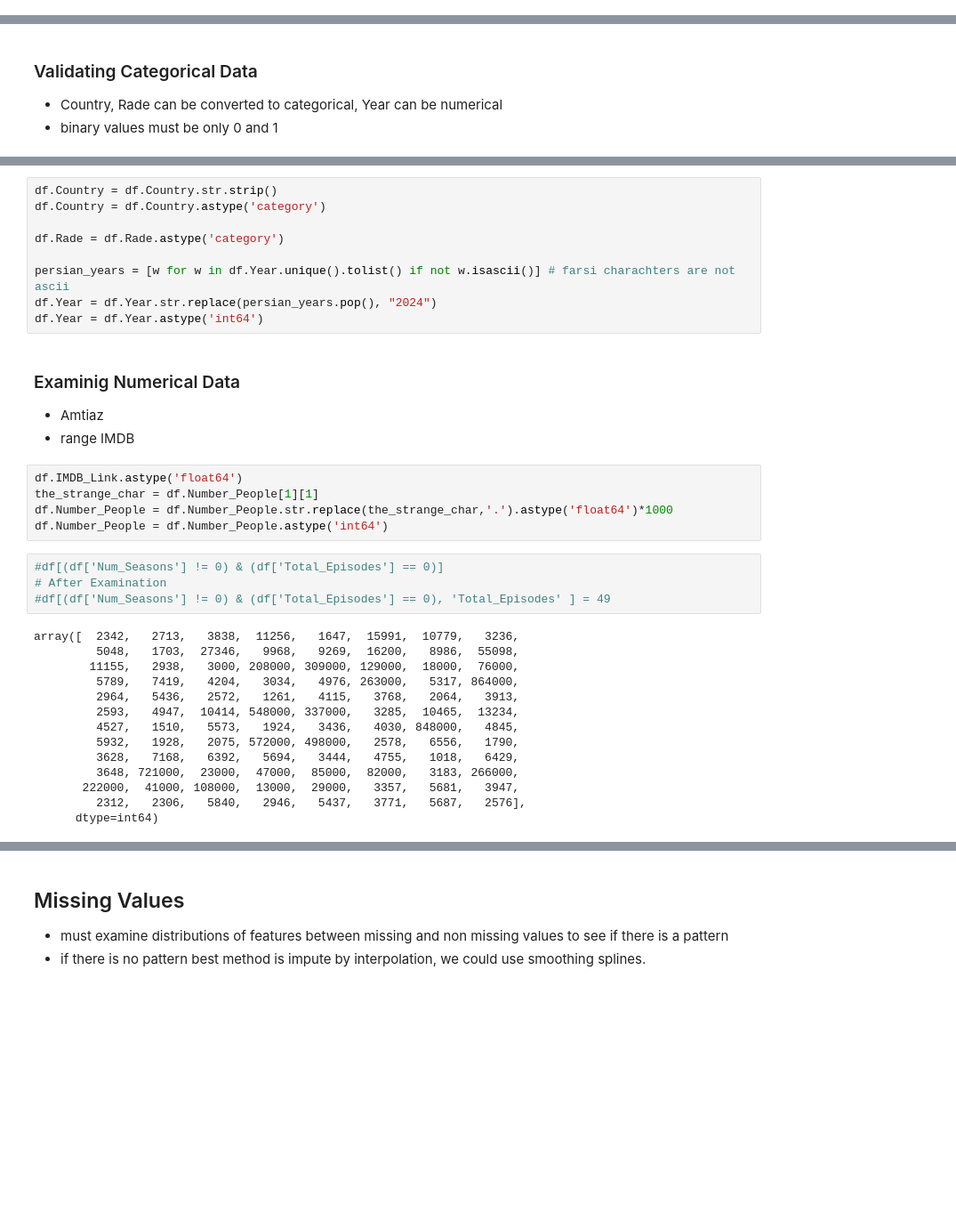
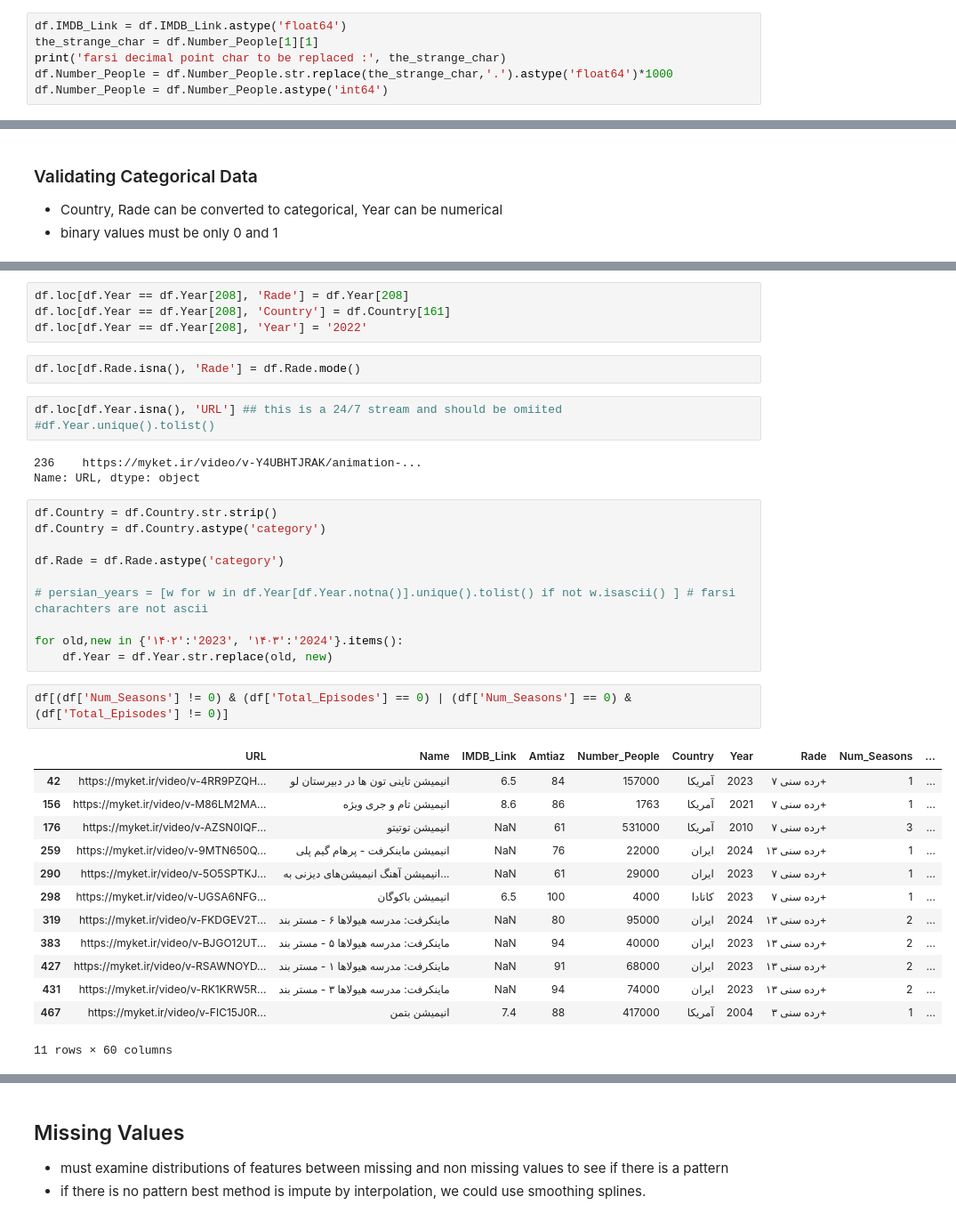
Before and after one commit to 3oop/ISLr-Final-myket-animation, a Jupyter notebook: data_cleaning.ipynb, the cells around one changed output, grey strips where cells are left out. Shown at 89% size. Saved outputs shown, nothing was run; the diff lists cells and outputs as text; blank space fills up the shorter version.

Commit message:
Clean data ready

```diff
--- a/data_cleaning.ipynb
+++ b/data_cleaning.ipynb
@@ -99,0 +85,6 @@ memory usage: 473.6+ KB
+# %%
+df.IMDB_Link = df.IMDB_Link.astype('float64')
+the_strange_char = df.Number_People[1][1]
+print('farsi decimal point char to be replaced :', the_strange_char)
+df.Number_People = df.Number_People.str.replace(the_strange_char,'.').astype('float64')*1000
+df.Number_People = df.Number_People.astype('int64')
@@ -127,37 +134,38 @@ Music values : [0]
+# %%
+df.loc[df.Year == df.Year[208], 'Rade'] = df.Year[208]
+df.loc[df.Year == df.Year[208], 'Country'] = df.Country[161]
+df.loc[df.Year == df.Year[208], 'Year'] = '2022'
+# %%
+df.loc[df.Rade.isna(), 'Rade'] = df.Rade.mode()
+# %%
+df.loc[df.Year.isna(), 'URL'] ## this is a 24/7 stream and should be omiited
+#df.Year.unique().tolist()
+# %% [output]
+236    https://myket.ir/video/v-Y4UBHTJRAK/animation-...
+Name: URL, dtype: object
 # %%
 df.Country = df.Country.str.strip()
 df.Country = df.Country.astype('category')
 
 df.Rade = df.Rade.astype('category')
 
-persian_years = [w for w in df.Year.unique().tolist() if not w.isascii()] # farsi charachters are not ascii
-df.Year = df.Year.str.replace(persian_years.pop(), "2024")
-df.Year = df.Year.astype('int64')
+# persian_years = [w for w in df.Year[df.Year.notna()].unique().tolist() if not w.isascii() ] # farsi charachters are not ascii
+
+for old,new in {'۱۴۰۲':'2023', '۱۴۰۳':'2024'}.items():
+    df.Year = df.Year.str.replace(old, new)
-# %% [markdown]
-### Examinig Numerical Data
-
-- Amtiaz
-- range IMDB
-# %%
-df.IMDB_Link.astype('float64')
-the_strange_char = df.Number_People[1][1]
-df.Number_People = df.Number_People.str.replace(the_strange_char,'.').astype('float64')*1000
-df.Number_People = df.Number_People.astype('int64')
 # %%
-#df[(df['Num_Seasons'] != 0) & (df['Total_Episodes'] == 0)]
-# After Examination
-#df[(df['Num_Seasons'] != 0) & (df['Total_Episodes'] == 0), 'Total_Episodes' ] = 49
+df[(df['Num_Seasons'] != 0) & (df['Total_Episodes'] == 0) | (df['Num_Seasons'] == 0) & (df['Total_Episodes'] != 0)]
 # %% [output]
+|  | URL | Name | IMDB_Link | Amtiaz | Number_People | Country | Year | Rade | Num_Seasons | ... |
+| 42 | https://myket.ir/video/v-4RR9PZQH... | انیمیشن تاینی تون ها در دبیرستان لو | 6.5 | 84 | 157000 | آمریکا | 2023 | رده سنی ۷+ | 1 | ... |
+| 156 | https://myket.ir/video/v-M86LM2MA... | انیمیشن تام و جری ویژه | 8.6 | 86 | 1763 | آمریکا | 2021 | رده سنی ۷+ | 1 | ... |
+| 176 | https://myket.ir/video/v-AZSN0IQF... | انیمیشن توتیتو | NaN | 61 | 531000 | آمریکا | 2010 | رده سنی ۷+ | 3 | ... |
+| 259 | https://myket.ir/video/v-9MTN650Q... | انیمیشن ماینکرفت - پرهام گیم پلی | NaN | 76 | 22000 | ایران | 2024 | رده سنی ۱۳+ | 1 | ... |
+| 290 | https://myket.ir/video/v-5O5SPTKJ... | انیمیشن آهنگ انیمیشن‌های دیزنی به... | NaN | 61 | 29000 | ایران | 2023 | رده سنی ۷+ | 1 | ... |
+| 298 | https://myket.ir/video/v-UGSA6NFG... | انیمیشن باکوگان | 6.5 | 100 | 4000 | کانادا | 2023 | رده سنی ۷+ | 1 | ... |
+| 319 | https://myket.ir/video/v-FKDGEV2T... | ماینکرفت: مدرسه هیولاها ۶ - مستر بند | NaN | 80 | 95000 | ایران | 2024 | رده سنی ۱۳+ | 2 | ... |
+| 383 | https://myket.ir/video/v-BJGO12UT... | ماینکرفت: مدرسه هیولاها ۵ - مستر بند | NaN | 94 | 40000 | ایران | 2023 | رده سنی ۱۳+ | 2 | ... |
+| 427 | https://myket.ir/video/v-RSAWNOYD... | ماینکرفت: مدرسه هیولاها ۱ - مستر بند | NaN | 91 | 68000 | ایران | 2023 | رده سنی ۱۳+ | 2 | ... |
+| 431 | https://myket.ir/video/v-RK1KRW5R... | ماینکرفت: مدرسه هیولاها ۳ - مستر بند | NaN | 94 | 74000 | ایران | 2023 | رده سنی ۱۳+ | 2 | ... |
+| 467 | https://myket.ir/video/v-FIC15J0R... | انیمیشن بتمن | 7.4 | 88 | 417000 | آمریکا | 2004 | رده سنی ۳+ | 1 | ... |
-array([  2342,   2713,   3838,  11256,   1647,  15991,  10779,   3236,
-         5048,   1703,  27346,   9968,   9269,  16200,   8986,  55098,
-        11155,   2938,   3000, 208000, 309000, 129000,  18000,  76000,
-         5789,   7419,   4204,   3034,   4976, 263000,   5317, 864000,
-         2964,   5436,   2572,   1261,   4115,   3768,   2064,   3913,
-         2593,   4947,  10414, 548000, 337000,   3285,  10465,  13234,
-         4527,   1510,   5573,   1924,   3436,   4030, 848000,   4845,
-         5932,   1928,   2075, 572000, 498000,   2578,   6556,   1790,
-         3628,   7168,   6392,   5694,   3444,   4755,   1018,   6429,
-         3648, 721000,  23000,  47000,  85000,  82000,   3183, 266000,
-       222000,  41000, 108000,  13000,  29000,   3357,   5681,   3947,
-         2312,   2306,   5840,   2946,   5437,   3771,   5687,   2576],
-      dtype=int64)
+11 rows × 60 columns
```
Also changed, not shown: parts of 14 cells of this notebook, 2 other files.
